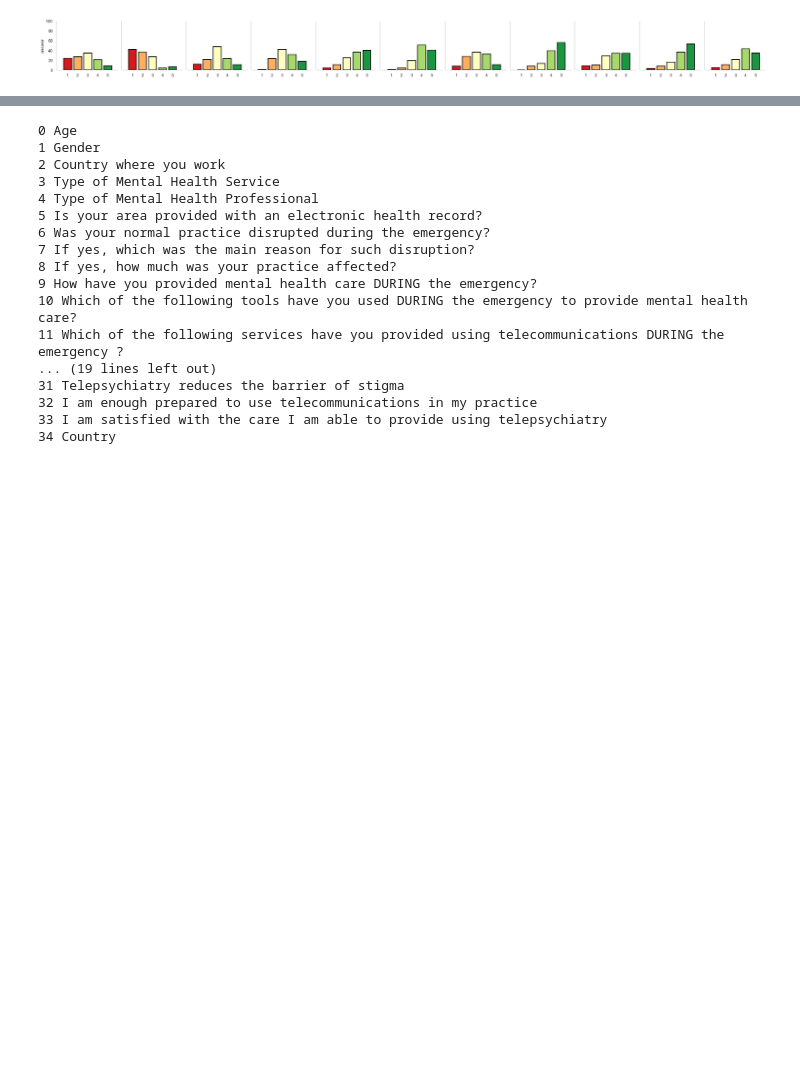
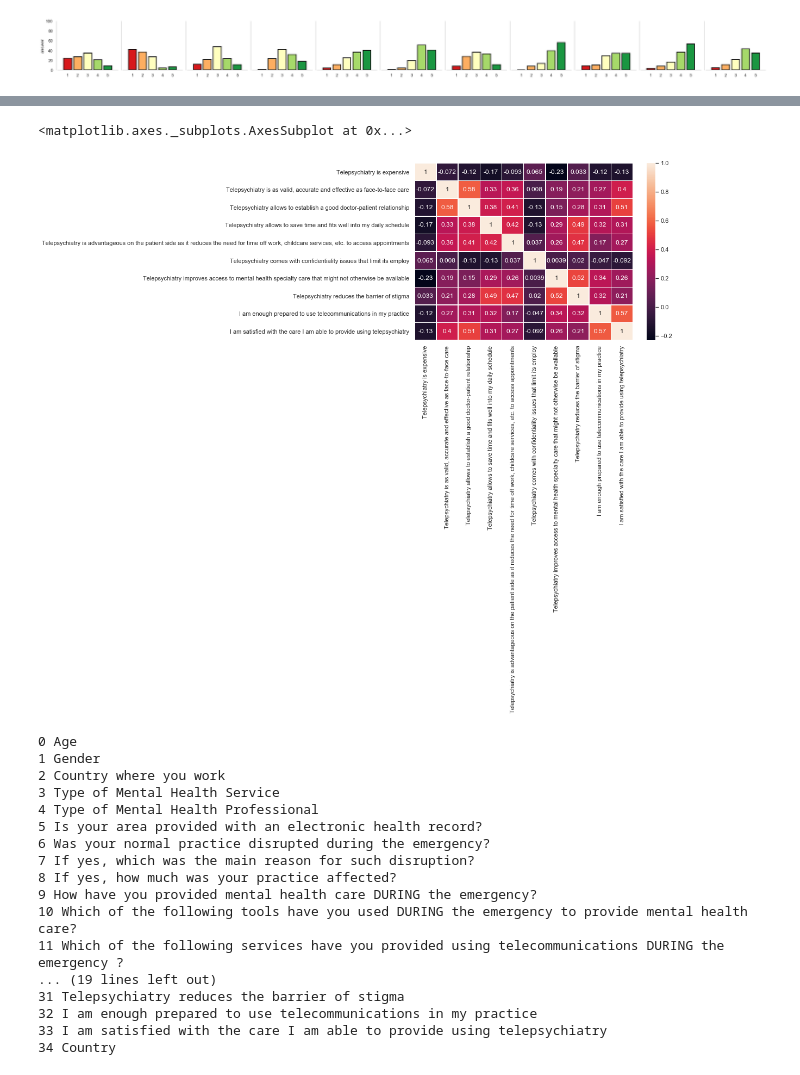
Before and after one commit to raffaelemazziotti/telemental_health, a Jupyter notebook: survey_eng_analysis.ipynb, the cells around one changed output, grey strips where cells are left out. Drawn from its saved outputs; the diff is of its cells as text; code cells hidden in the pictures; blank space fills up the shorter version.

```diff
--- a/survey_eng_analysis.ipynb
+++ b/survey_eng_analysis.ipynb
@@ -792,3 +802,10 @@ plt.tight_layout()
+# %%
+
+f, ax = plt.subplots(figsize=(9, 6))
+sns.heatmap(likert.iloc[:,1:].corr(), annot=True, linewidths=1, ax=ax)
+# %% [output]
+<matplotlib.axes._subplots.AxesSubplot at 0x...>
+[figure, added]
 # %%
 for i,c in enumerate(surv.columns):
     print(i,c)
```
Also changed, not shown: parts of 6 cells of this notebook.
